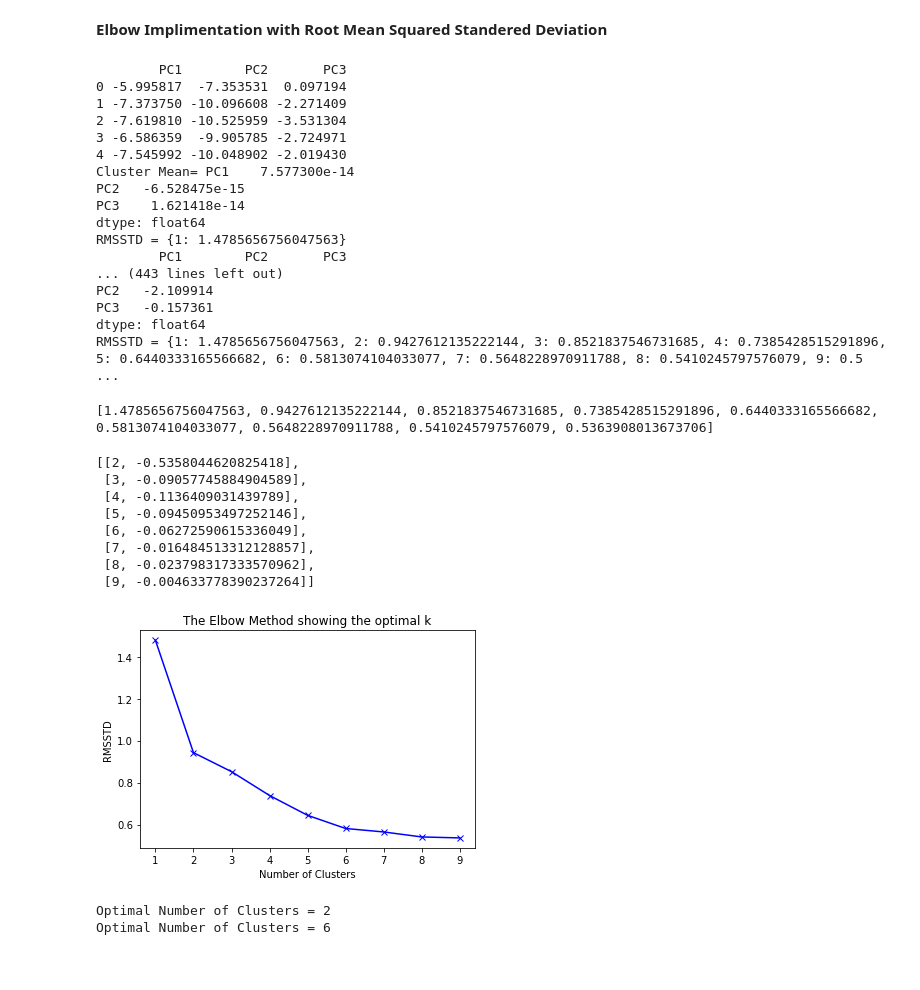
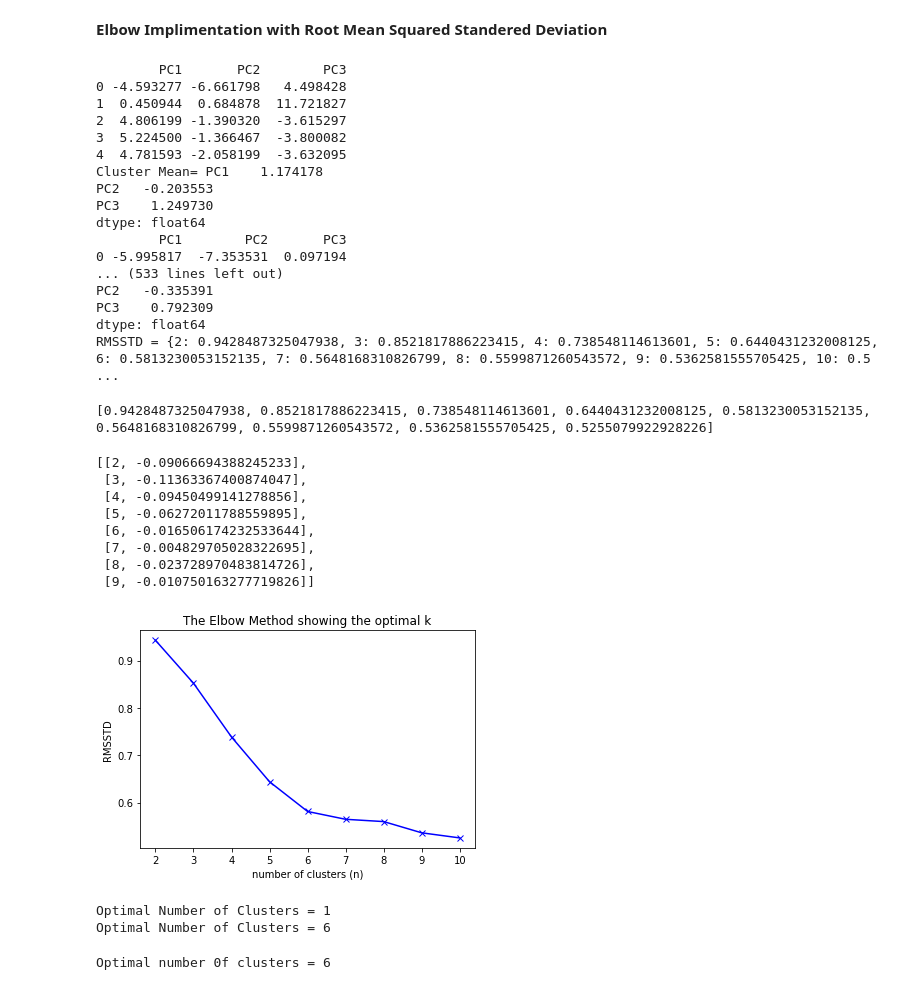
Before and after one commit to shobhitagrawal24/MasterThesis, a Jupyter notebook: Analysis/Single chest mounter Accelerometer Activity recognition/Elbow/Elbow with RMSSTD.ipynb, the cells around one changed output. Cells and saved outputs as stored; diff of their text form; code cells hidden in the pictures.

```diff
--- a/Analysis/Single chest mounter Accelerometer Activity recognition/Elbow/Elbow with RMSSTD.ipynb
+++ b/Analysis/Single chest mounter Accelerometer Activity recognition/Elbow/Elbow with RMSSTD.ipynb
@@ -28,7 +29,7 @@ print(scaler.mean_)
 **Elbow Implimentation with Root Mean Squared Standered Deviation**
 # %%
 RMSSTD={}
-K = range(1,10)
+K = range(2,11)
 for k in K :
     RMSSTD[k]=0
     kmeansModel = KMeans(n_clusters=k)
@@ -53,23 +54,23 @@ for k in K :
     RMSSTD[k]=RMSSTD[k]/len(sample_transformed)
     print("RMSSTD = "+str(RMSSTD))
 # %% [output]
+        PC1       PC2        PC3
+0 -4.593277 -6.661798   4.498428
+1  0.450944  0.684878  11.721827
+2  4.806199 -1.390320  -3.615297
+3  5.224500 -1.366467  -3.800082
+4  4.781593 -2.058199  -3.632095
+Cluster Mean= PC1    1.174178
+PC2   -0.203553
+PC3    1.249730
+dtype: float64
         PC1        PC2       PC3
 0 -5.995817  -7.353531  0.097194
-1 -7.373750 -10.096608 -2.271409
-2 -7.619810 -10.525959 -3.531304
-3 -6.586359  -9.905785 -2.724971
-4 -7.545992 -10.048902 -2.019430
-Cluster Mean= PC1    7.577300e-14
-PC2   -6.528475e-15
-PC3    1.621418e-14
+... (533 lines left out)
+PC2   -0.335391
+PC3    0.792309
 dtype: float64
-RMSSTD = {1: 1.4785656756047563}
-        PC1        PC2       PC3
-... (443 lines left out)
-PC2   -2.109914
-PC3   -0.157361
-dtype: float64
-RMSSTD = {1: 1.4785656756047563, 2: 0.9427612135222144, 3: 0.8521837546731685, 4: 0.7385428515291896, 5: 0.6440333165566682, 6: 0.5813074104033077, 7: 0.5648228970911788, 8: 0.5410245797576079, 9: 0.5 ...
+RMSSTD = {2: 0.9428487325047938, 3: 0.8521817886223415, 4: 0.738548114613601, 5: 0.6440431232008125, 6: 0.5813230053152135, 7: 0.5648168310826799, 8: 0.5599871260543572, 9: 0.5362581555705425, 10: 0.5 ...
 # %%
 SSE_array=[]
 slope=[]
@@ -83,23 +84,23 @@ for p in range(1,9):
     slope.append([p+1,s])
 slope
 # %% [output]
-[1.4785656756047563, 0.9427612135222144, 0.8521837546731685, 0.7385428515291896, 0.6440333165566682, 0.5813074104033077, 0.5648228970911788, 0.5410245797576079, 0.5363908013673706]
+[0.9428487325047938, 0.8521817886223415, 0.738548114613601, 0.6440431232008125, 0.5813230053152135, 0.5648168310826799, 0.5599871260543572, 0.5362581555705425, 0.5255079922928226]
-[[2, -0.5358044620825418],
- [3, -0.09057745884904589],
- [4, -0.1136409031439789],
- [5, -0.09450953497252146],
- [6, -0.06272590615336049],
- [7, -0.016484513312128857],
- [8, -0.023798317333570962],
- [9, -0.004633778390237264]]
+[[2, -0.09066694388245233],
+ [3, -0.11363367400874047],
+ [4, -0.09450499141278856],
+ [5, -0.06272011788559895],
+ [6, -0.016506174232533644],
+ [7, -0.004829705028322695],
+ [8, -0.023728970483814726],
+ [9, -0.010750163277719826]]
 # %%
 plt.plot(K,SSE_array,'bx-')
-plt.xlabel('Number of Clusters')
+plt.xlabel('number of clusters (n)')
 plt.ylabel('RMSSTD')
 plt.title('The Elbow Method showing the optimal k')
 plt.show()
 # %% [output]
-[figure, old version]
+[figure, new version]
 # %%
 #chose the value after which there is a reduction in gain(rather loss)
 for a in range(0,7):
@@ -107,5 +108,18 @@ for a in range(0,7):
     if change_slope > 0:
         print('Optimal Number of Clusters = '+str((slope[a][0])-1))
 # %% [output]
-Optimal Number of Clusters = 2
+Optimal Number of Clusters = 1
 Optimal Number of Clusters = 6
+# %%
+distances=[]
+for i in range(0,9):
+    p1=Point(2,SSE_array[0])
+    p2=Point(10,SSE_array[8])
+    l1 = Line(p1,p2)
+    p=Point(i+2,SSE_array[i])
+    l2=l1.perpendicular_segment(p)
+    distances.append(l2.length)
+index=distances.index(np.max(distances))
+print('Optimal number 0f clusters = '+str(index+2))
+# %% [output]
+Optimal number 0f clusters = 6
```
Also changed, not shown: parts of 1 cell of this notebook, 5 other files.
